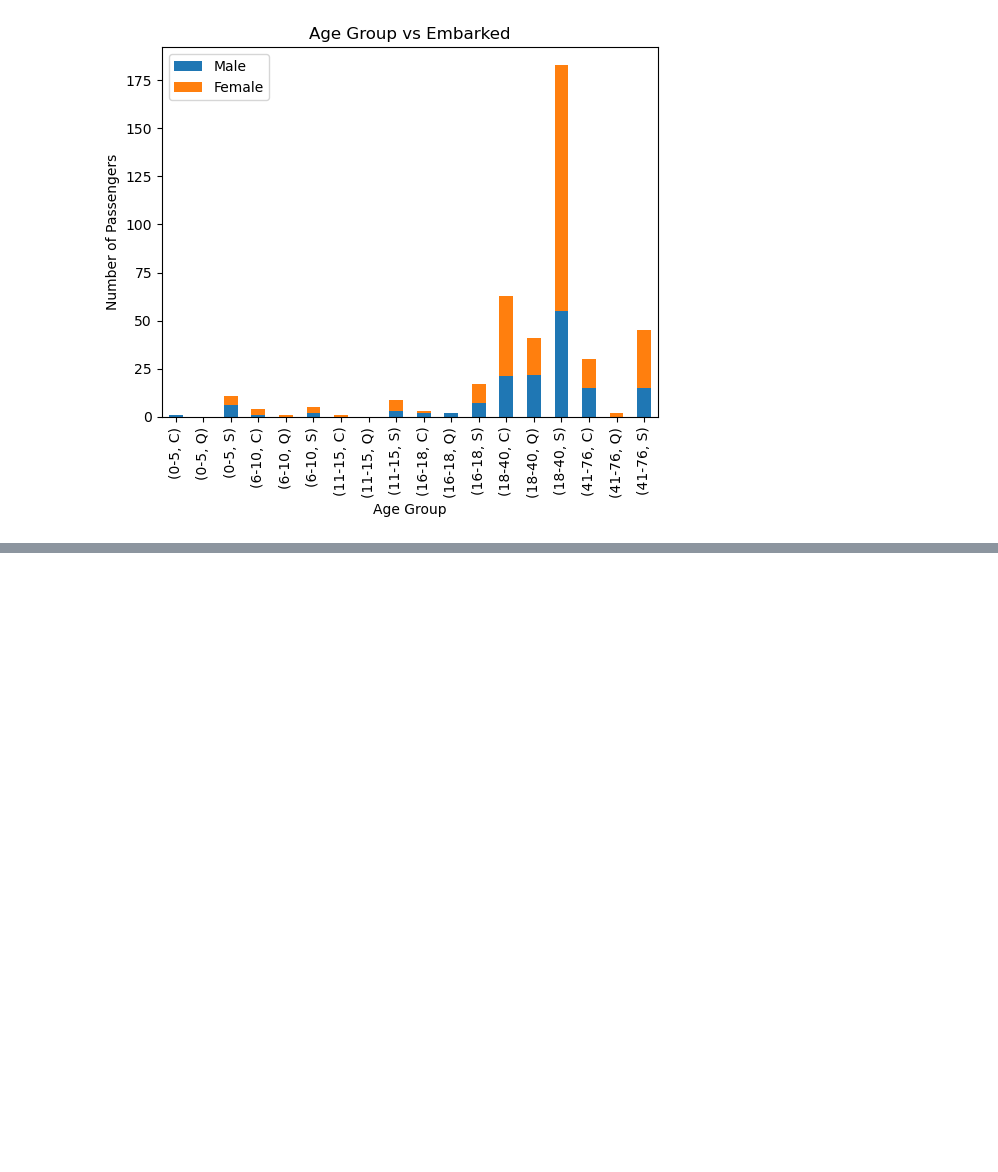
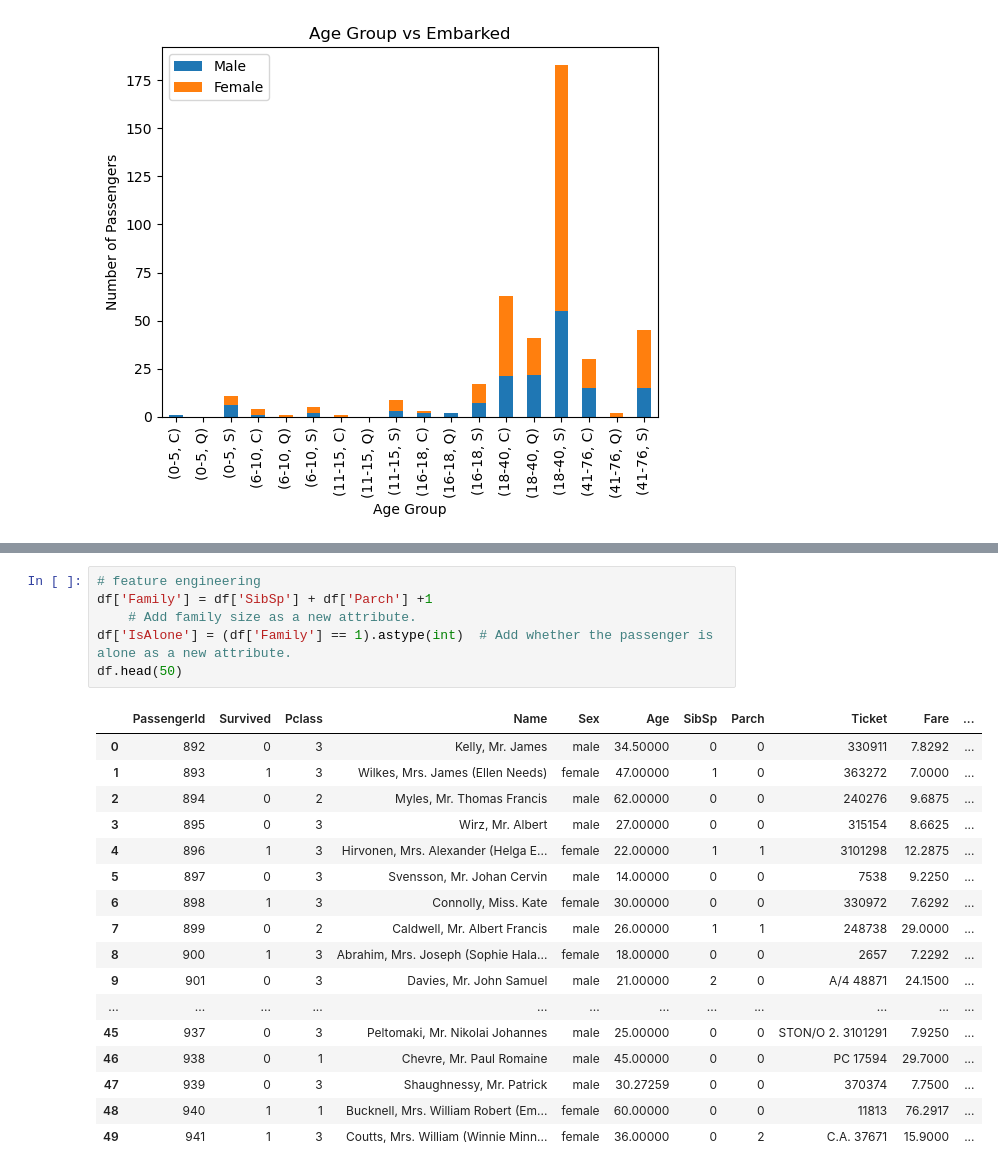
Before and after one commit to najeebjony/alfido_tech, a Jupyter notebook: titanic_prediction.ipynb, the cells around one changed output, grey strips where cells are left out. Drawn from its saved outputs; the diff is of its cells as text; blank space fills up the shorter version.

```diff
--- a/titanic_prediction.ipynb
+++ b/titanic_prediction.ipynb
@@ -533,0 +577,24 @@ plt.show()
+# %%
+# feature engineering
+df['Family'] = df['SibSp'] + df['Parch'] +1
+    # Add family size as a new attribute.
+df['IsAlone'] = (df['Family'] == 1).astype(int)  # Add whether the passenger is alone as a new attribute.
+df.head(50)
+# %% [output]
+|  | PassengerId | Survived | Pclass | Name | Sex | Age | SibSp | Parch | Ticket | Fare | ... |
+| 0 | 892 | 0 | 3 | Kelly, Mr. James | male | 34.50000 | 0 | 0 | 330911 | 7.8292 | ... |
+| 1 | 893 | 1 | 3 | Wilkes, Mrs. James (Ellen Needs) | female | 47.00000 | 1 | 0 | 363272 | 7.0000 | ... |
+| 2 | 894 | 0 | 2 | Myles, Mr. Thomas Francis | male | 62.00000 | 0 | 0 | 240276 | 9.6875 | ... |
+| 3 | 895 | 0 | 3 | Wirz, Mr. Albert | male | 27.00000 | 0 | 0 | 315154 | 8.6625 | ... |
+| 4 | 896 | 1 | 3 | Hirvonen, Mrs. Alexander (Helga E... | female | 22.00000 | 1 | 1 | 3101298 | 12.2875 | ... |
+| 5 | 897 | 0 | 3 | Svensson, Mr. Johan Cervin | male | 14.00000 | 0 | 0 | 7538 | 9.2250 | ... |
+| 6 | 898 | 1 | 3 | Connolly, Miss. Kate | female | 30.00000 | 0 | 0 | 330972 | 7.6292 | ... |
+| 7 | 899 | 0 | 2 | Caldwell, Mr. Albert Francis | male | 26.00000 | 1 | 1 | 248738 | 29.0000 | ... |
+| 8 | 900 | 1 | 3 | Abrahim, Mrs. Joseph (Sophie Hala... | female | 18.00000 | 0 | 0 | 2657 | 7.2292 | ... |
+| 9 | 901 | 0 | 3 | Davies, Mr. John Samuel | male | 21.00000 | 2 | 0 | A/4 48871 | 24.1500 | ... |
+| ... | ... | ... | ... | ... | ... | ... | ... | ... | ... | ... | ... |
+| 45 | 937 | 0 | 3 | Peltomaki, Mr. Nikolai Johannes | male | 25.00000 | 0 | 0 | STON/O 2. 3101291 | 7.9250 | ... |
+| 46 | 938 | 0 | 1 | Chevre, Mr. Paul Romaine | male | 45.00000 | 0 | 0 | PC 17594 | 29.7000 | ... |
+| 47 | 939 | 0 | 3 | Shaughnessy, Mr. Patrick | male | 30.27259 | 0 | 0 | 370374 | 7.7500 | ... |
+| 48 | 940 | 1 | 1 | Bucknell, Mrs. William Robert (Em... | female | 60.00000 | 0 | 0 | 11813 | 76.2917 | ... |
+| 49 | 941 | 1 | 3 | Coutts, Mrs. William (Winnie Minn... | female | 36.00000 | 0 | 2 | C.A. 37671 | 15.9000 | ... |
```
Also changed, not shown: parts of 17 cells of this notebook.
